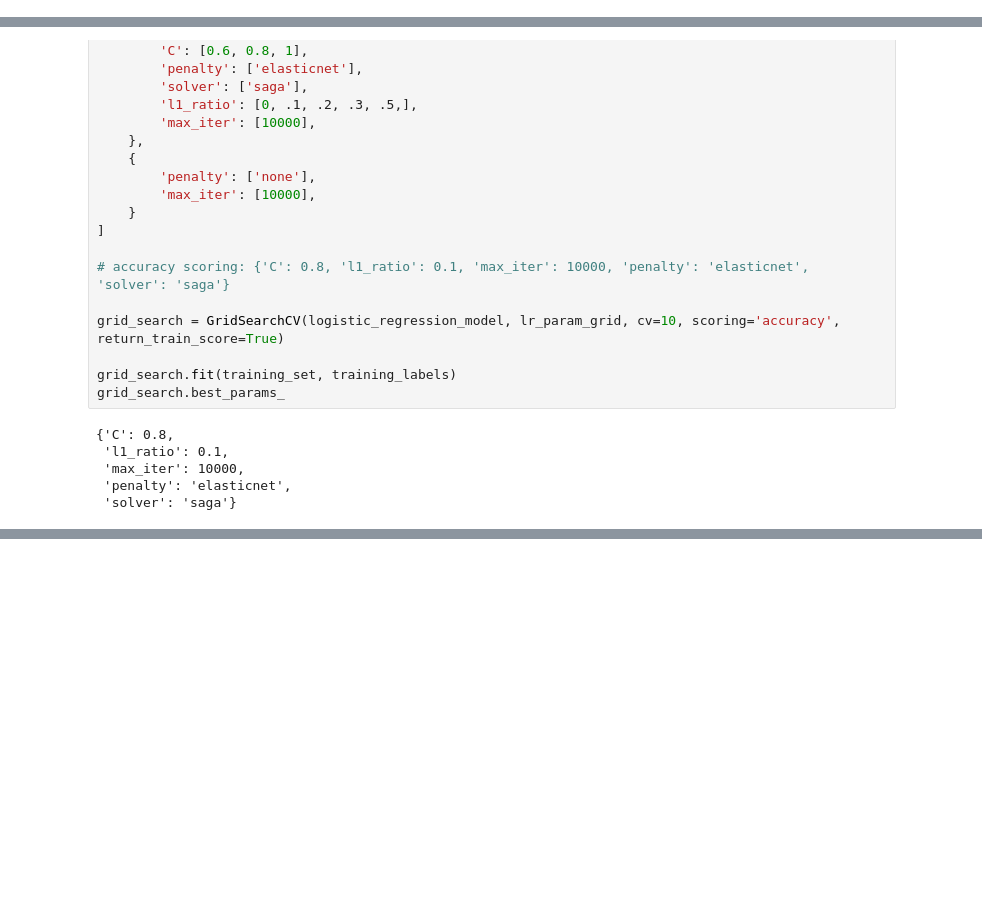
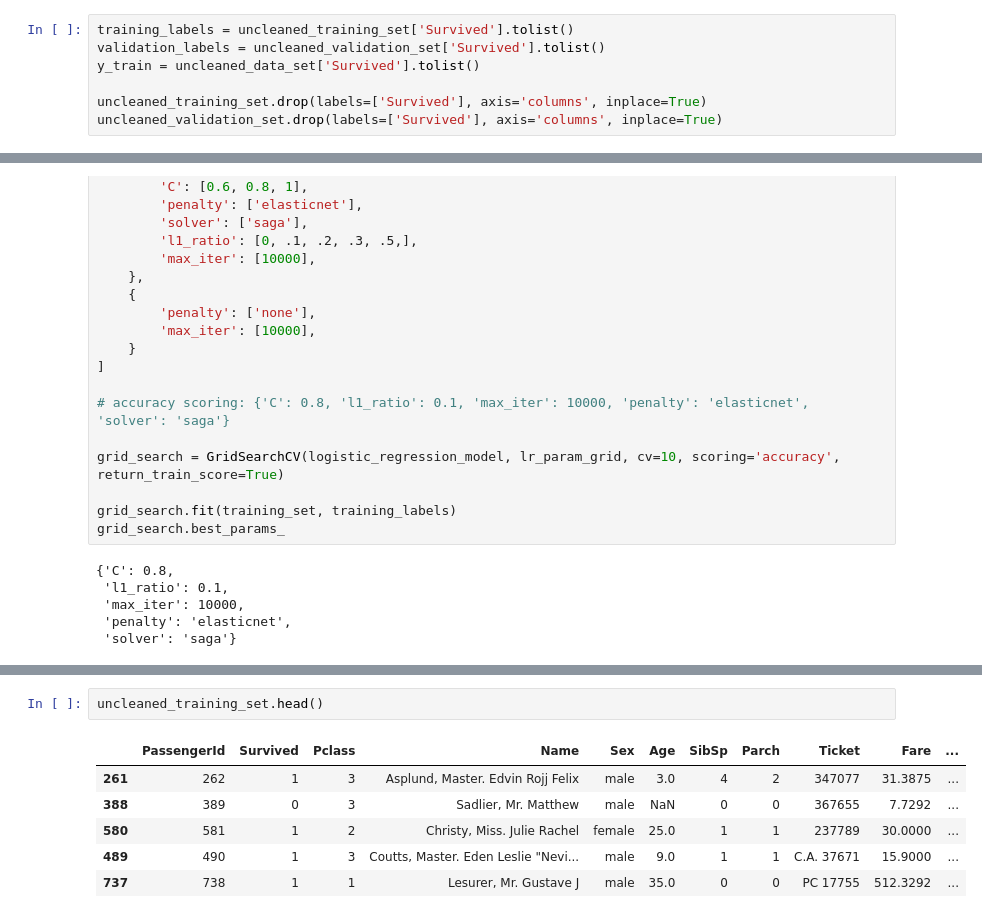
Before and after one commit to amihays/titanic, a Jupyter notebook: data_exploration.ipynb, the cells around one changed output, grey strips where cells are left out. Drawn from its saved outputs; the diff is of its cells as text; blank space fills up the shorter version.

```diff
--- a/data_exploration.ipynb
+++ b/data_exploration.ipynb
@@ -52,3 +52,10 @@ from sklearn.model_selection import train_test_split
 uncleaned_data_set = pd.read_csv('./data/train.csv')
 
 uncleaned_training_set, uncleaned_validation_set = train_test_split(uncleaned_data_set, test_size=0.2)
+# %%
+training_labels = uncleaned_training_set['Survived'].tolist()
+validation_labels = uncleaned_validation_set['Survived'].tolist()
+y_train = uncleaned_data_set['Survived'].tolist()
+
+uncleaned_training_set.drop(labels=['Survived'], axis='columns', inplace=True)
+uncleaned_validation_set.drop(labels=['Survived'], axis='columns', inplace=True)
@@ -714,0 +900,9 @@ for mean_score, params in sorted(zipped, key=lambda tup: -tup[0]):
+# %%
+uncleaned_training_set.head()
+# %% [output]
+|  | PassengerId | Survived | Pclass | Name | Sex | Age | SibSp | Parch | Ticket | Fare | ... |
+| 261 | 262 | 1 | 3 | Asplund, Master. Edvin Rojj Felix | male | 3.0 | 4 | 2 | 347077 | 31.3875 | ... |
+| 388 | 389 | 0 | 3 | Sadlier, Mr. Matthew | male | NaN | 0 | 0 | 367655 | 7.7292 | ... |
+| 580 | 581 | 1 | 2 | Christy, Miss. Julie Rachel | female | 25.0 | 1 | 1 | 237789 | 30.0000 | ... |
+| 489 | 490 | 1 | 3 | Coutts, Master. Eden Leslie "Nevi... | male | 9.0 | 1 | 1 | C.A. 37671 | 15.9000 | ... |
+| 737 | 738 | 1 | 1 | Lesurer, Mr. Gustave J | male | 35.0 | 0 | 0 | PC 17755 | 512.3292 | ... |
```
Also changed, not shown: parts of 31 cells of this notebook, 5 other files.
